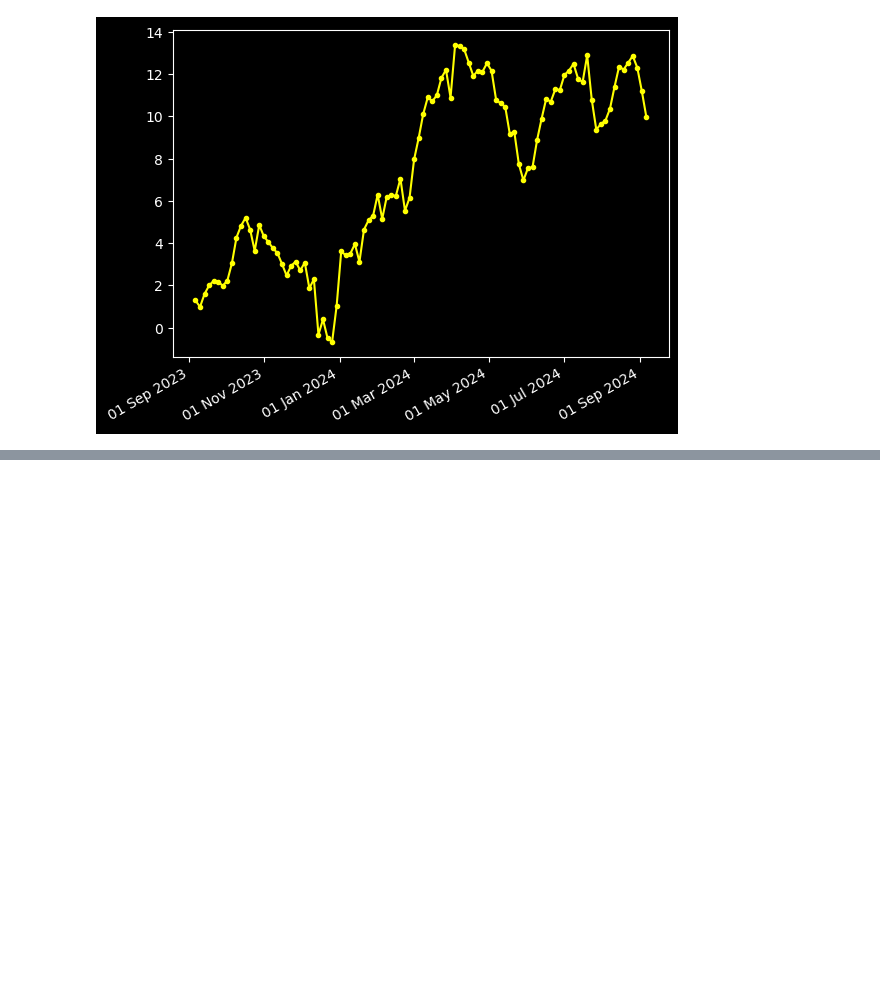
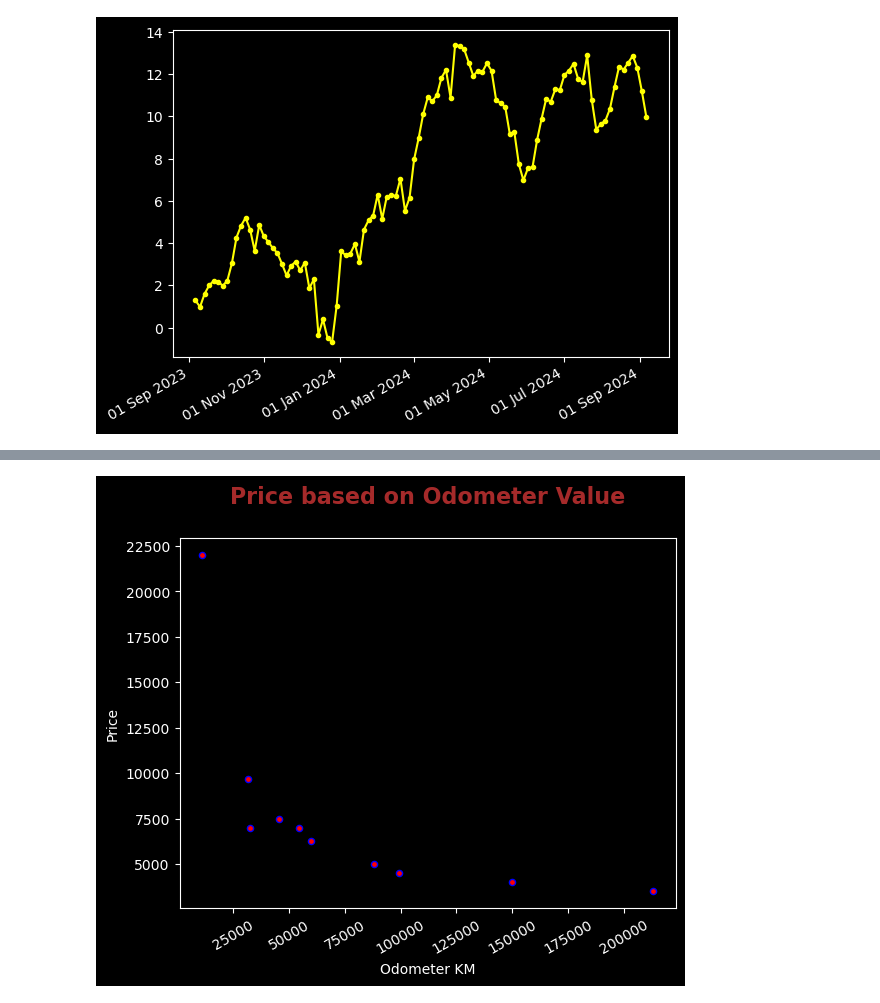
Before and after one commit to DarkDk123/ZTM-ML-Data-Science, a Jupyter notebook: 6. Matplotlib : Visualizing Data/Matplotlib_Intro.ipynb, the cells around one changed output, grey strips where cells are left out. Drawn from its saved outputs; the diff is of its cells as text; code cells hidden in the pictures; blank space fills up the shorter version.

```diff
--- a/6. Matplotlib : Visualizing Data/Matplotlib_Intro.ipynb
+++ b/6. Matplotlib : Visualizing Data/Matplotlib_Intro.ipynb
@@ -386,0 +512,31 @@ plt.show()
+# %%
+## plotting scatter plot
+ax = car_sales.plot(
+    x="Odometer (KM)",
+    y="Price",
+    kind="scatter",
+    edgecolor="blue",
+    color='red'
+)
+
+# set axis labels.
+ax.set(
+    xlabel="Odometer KM",
+    ylabel="Price"
+)
+
+# Customize Axes title.
+ax.set_title(
+    label = "Price based on Odometer Value\n",
+    fontdict={
+        'color':'brown',
+        'size': 16,
+        'weight':'bold'
+    }
+)
+
+ax.tick_params('x', rotation=30, ) # Rotate ticks for better representation.
+
+plt.show()
+# %% [output]
+[figure, added]
```
Also changed, not shown: parts of 10 cells of this notebook.
